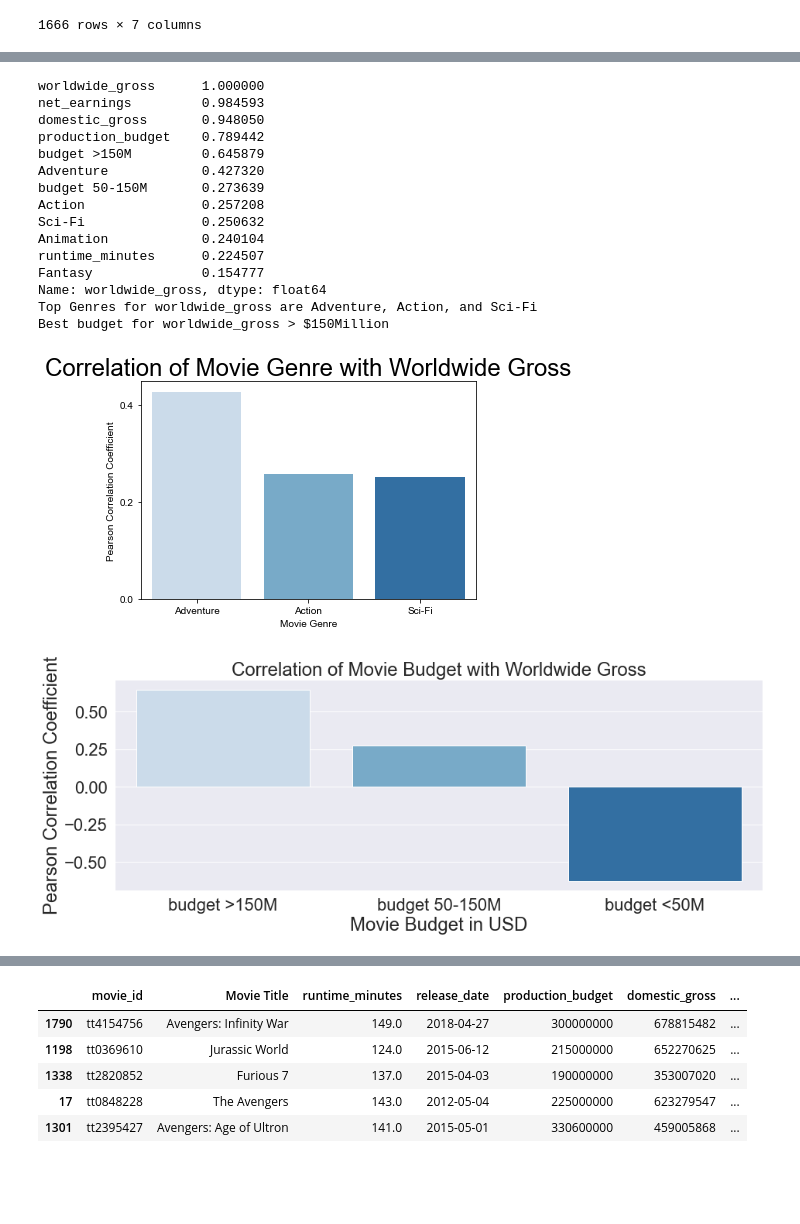
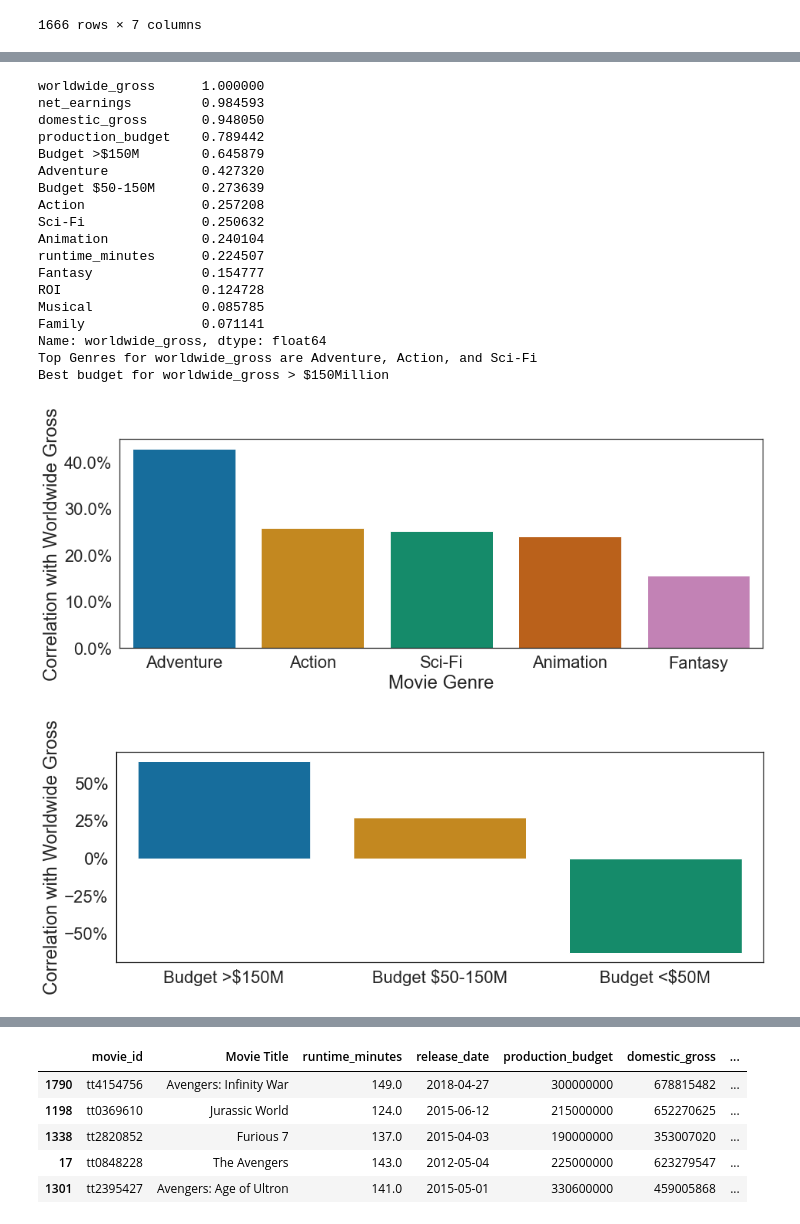
Before and after one commit to RH3421/Project-1-Microsoft-Makes-a-Movie, a Jupyter notebook: MainDF.ipynb, the cells around one changed output, grey strips where cells are left out. Cells and saved outputs as stored; diff of their text form; code cells hidden in the pictures; blank space fills up the shorter version.

Commit message:
Updated code and images

```diff
--- a/MainDF.ipynb
+++ b/MainDF.ipynb
@@ -181,11 +162,11 @@ Genre_Budget['ROI'] = Genre_Budget['net_earnings'] / Genre_Budget['production_bu
 GB_People = Genre_Budget.merge(alive_ppl, on='movie_id', how='inner')
 # %%
 #Assign budget categories based on Genre column
-Genre_Budget['budget <50M'] = Genre_Budget['production_budget'].apply(lambda x: 1 if x < 50000000 else 0)
-Genre_Budget['budget 50-150M'] = Genre_Budget['production_budget'].apply(lambda x: 1 if 50000000 <= x < 150000000 else 0)
-Genre_Budget['budget >150M'] = Genre_Budget['production_budget'].apply(lambda x: 1 if x > 150000000 else 0)
+Genre_Budget['Budget <$50M'] = Genre_Budget['production_budget'].apply(lambda x: 1 if x < 50000000 else 0)
+Genre_Budget['Budget $50-150M'] = Genre_Budget['production_budget'].apply(lambda x: 1 if 50000000 <= x < 150000000 else 0)
+Genre_Budget['Budget >$150M'] = Genre_Budget['production_budget'].apply(lambda x: 1 if x > 150000000 else 0)
 
-budget_columns=['budget <50M', 'budget 50-150M', 'budget >150M']
+budget_columns=['Budget <$50M', 'Budget $50-150M', 'Budget >$150M']
 Genre_Budget[budget_columns] = Genre_Budget[budget_columns].apply(pd.to_numeric)
 
 #Dropped redundant movie and start_year, and id columns
@@ -238,7 +219,7 @@ Genre_Budget.corr()
 #Top Genres for worldwide_gross
 #Best budget for worldwide_gross
 correlation = Genre_Budget.corr()
-print(correlation['worldwide_gross'].sort_values(ascending=False).head(12))
+print(correlation['worldwide_gross'].sort_values(ascending=False).head(15))
 print('Top Genres for worldwide_gross are Adventure, Action, and Sci-Fi')
 print('Best budget for worldwide_gross > $150Million')
 # %% [output]
@@ -246,37 +227,44 @@ worldwide_gross      1.000000
 net_earnings         0.984593
 domestic_gross       0.948050
 production_budget    0.789442
-budget >150M         0.645879
+Budget >$150M        0.645879
 Adventure            0.427320
-budget 50-150M       0.273639
+Budget $50-150M      0.273639
 Action               0.257208
 Sci-Fi               0.250632
 Animation            0.240104
 runtime_minutes      0.224507
 Fantasy              0.154777
+ROI                  0.124728
+Musical              0.085785
+Family               0.071141
 Name: worldwide_gross, dtype: float64
 Top Genres for worldwide_gross are Adventure, Action, and Sci-Fi
 Best budget for worldwide_gross > $150Million
 # %%
 #Genre worldwide_gross Visualization
-gen_gross = (correlation['worldwide_gross'].sort_values(ascending=False).filter(items=['Adventure', 'Action', 'Sci-Fi']))
+gen_gross = (correlation['worldwide_gross'].sort_values(ascending=False).filter(items=['Adventure', 'Action', 'Sci-Fi','Animation', 'Fantasy']))
 gen_gross
-ax = sns.barplot(x=gen_gross.index, y=gen_gross.values, palette ="Blues")
+ax = sns.barplot(x=gen_gross.index, y=gen_gross.values, palette ="colorblind")
 sns.set(rc = {'figure.figsize':(15,5)})
 sns.set(font_scale = 2)
-ax.set(xlabel='Movie Genre', ylabel='Pearson Correlation Coefficient', title='Correlation of Movie Genre with Worldwide Gross');
+sns.set_style("white")
+ax.set(xlabel='Movie Genre', ylabel='Correlation with Worldwide Gross')
+ax.yaxis.set_major_formatter(PercentFormatter(1));
 # %% [output]
-[figure, old version]
+[figure, new version]
 # %%
 #Budget worldwide_gross Visualization
-bud_gross = (correlation['worldwide_gross'].sort_values(ascending=False).filter(items=['budget >150M', 'budget 50-150M', 'budget <50M']))
+bud_gross = (correlation['worldwide_gross'].sort_values(ascending=False).filter(items=['Budget >$150M', 'Budget $50-150M', 'Budget <$50M']))
 bud_gross
-ax = sns.barplot(x=bud_gross.index, y=bud_gross.values, palette ="Blues")
+ax = sns.barplot(x=bud_gross.index, y=bud_gross.values, palette ="colorblind")
 sns.set(rc = {'figure.figsize':(15,5)})
 sns.set(font_scale = 2)
-ax.set(xlabel='Movie Budget in USD', ylabel='Pearson Correlation Coefficient', title='Correlation of Movie Budget with Worldwide Gross');
+sns.set_style("white")
+ax.set(ylabel='Correlation with Worldwide Gross');
+ax.yaxis.set_major_formatter(PercentFormatter(1));
 # %% [output]
-[figure, old version]
+[figure, new version]
 # %%
 #Top Genres for net_earnings
 #Best budget for net_earnings
```
Also changed, not shown: parts of 8 cells of this notebook, 3 other files.
